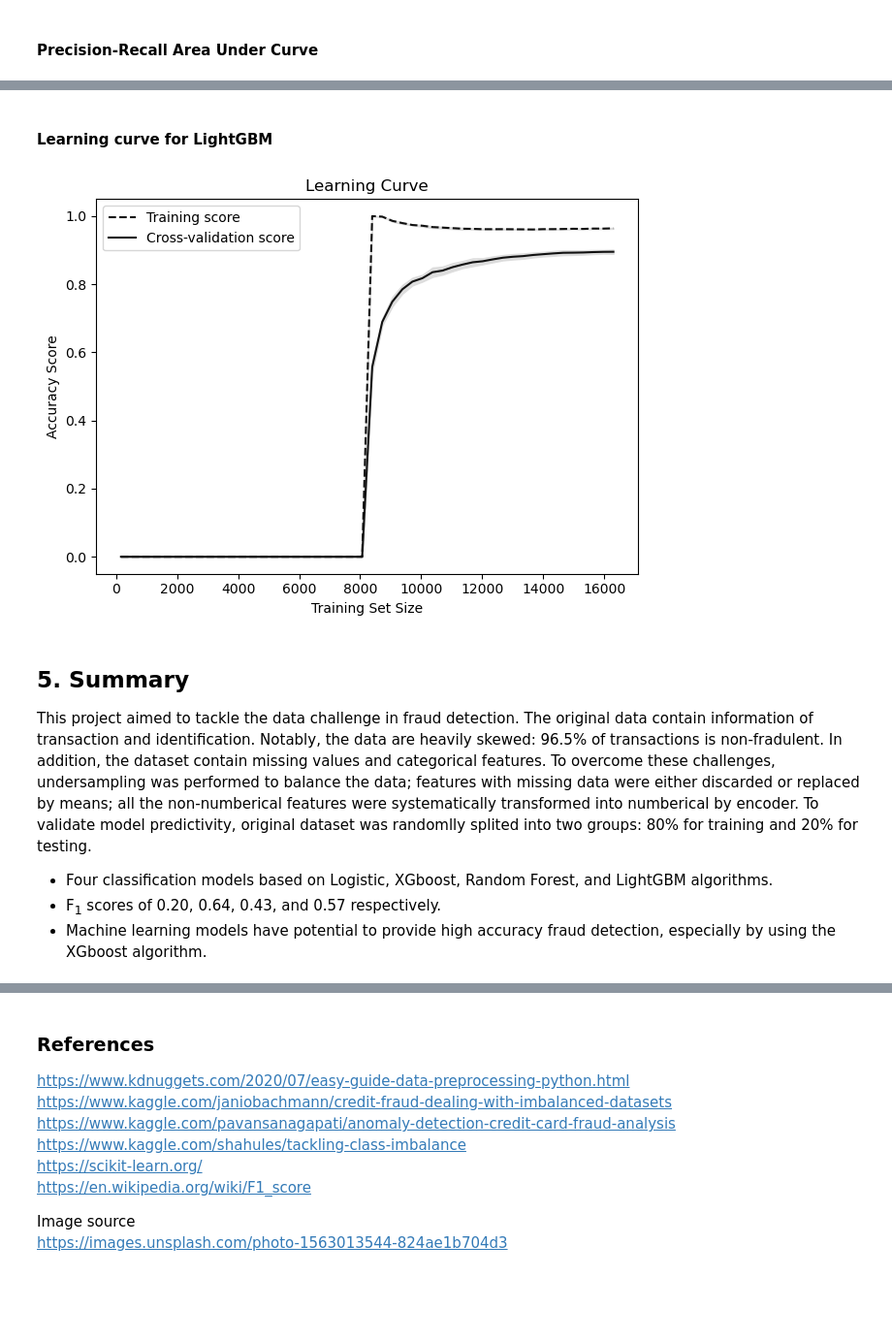
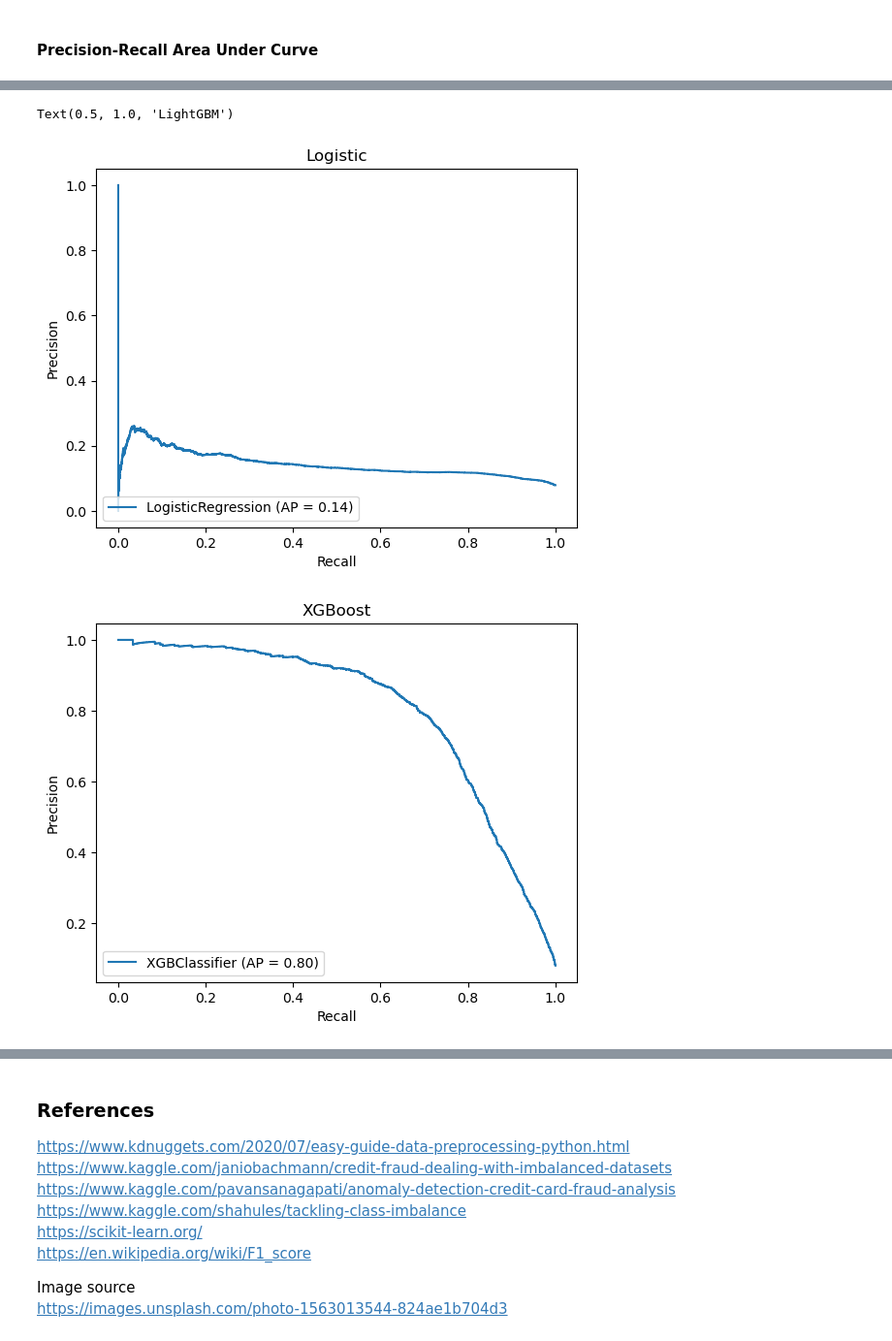
Before and after one commit to er1czz/HPC, a Jupyter notebook: Fraud_Detection_fullset_3.ipynb, the cells around one changed output, grey strips where cells are left out. Shown at 97% size. Saved outputs shown, nothing was run; the diff lists cells and outputs as text; code cells hidden in the pictures; blank space fills up the shorter version.

```diff
--- a/Fraud_Detection_fullset_3.ipynb
+++ b/Fraud_Detection_fullset_3.ipynb
@@ -588,2 +561,0 @@ Text(0.5, 1.0, '2-class Precision-Recall curve: AP=0.42')
-# %% [markdown]
-#### Learning curve for LightGBM
@@ -604,31 +562,13 @@ train_sizes, train_scores, test_scores = learning_curve(lgb.LGBMClassifier(n_est
-# %%
-# Create means and standard deviations of training set scores
-train_mean = np.mean(train_scores, axis=1)
-train_std = np.std(train_scores, axis=1)
-
-# Create means and standard deviations of test set scores
-test_mean = np.mean(test_scores, axis=1)
-test_std = np.std(test_scores, axis=1)
-
-# Draw lines
-plt.plot(train_sizes, train_mean, '--', color="#111111",  label="Training score")
-plt.plot(train_sizes, test_mean, color="#111111", label="Cross-validation score")
-
-# Draw bands
-plt.fill_between(train_sizes, train_mean - train_std, train_mean + train_std, color="#DDDDDD")
-plt.fill_between(train_sizes, test_mean - test_std, test_mean + test_std, color="#DDDDDD")
-
-# Create plot
-plt.title("Learning Curve")
-plt.xlabel("Training Set Size"), plt.ylabel("Accuracy Score"), plt.legend(loc="best")
-plt.tight_layout()
-plt.show()
-# %% [output]
-[figure, removed]
-# %% [markdown]
-## 5. Summary
-This project aimed to tackle the data challenge in fraud detection. The original data contain information of transaction and identification. Notably, the data are heavily skewed: 96.5% of transactions is non-fradulent. In addition, the dataset contain missing values and categorical features. To overcome these challenges, undersampling was performed to balance the data; features with missing data were either discarded or replaced by means; all the non-numberical features were systematically transformed into numberical by encoder. To validate model predictivity, original dataset was randomlly splited into two groups: 80% for training and 20% for testing.
-
-- Four classification models based on Logistic, XGboost, Random Forest, and LightGBM algorithms.
-- F<sub>1</sub> scores of 0.20, 0.64, 0.43, and 0.57 respectively.
-- Machine learning models have potential to provide high accuracy fraud detection, especially by using the XGboost algorithm.
+# %%
+disp1 = plot_precision_recall_curve(LR, X_test, y_test)
+disp1.ax_.set_title('Logistic')
+disp2 = plot_precision_recall_curve(XG, X_test, y_test)
+disp2.ax_.set_title('XGBoost')
+disp3 = plot_precision_recall_curve(RF, X_test, y_test)
+disp3.ax_.set_title('RandomForest')
+disp4 = plot_precision_recall_curve(LG, X_test, y_test)
+disp4.ax_.set_title('LightGBM')
+# %% [output]
+Text(0.5, 1.0, 'LightGBM')
+[figure, added]
+[figure, added]
```
Also changed, not shown: parts of 25 cells of this notebook.
